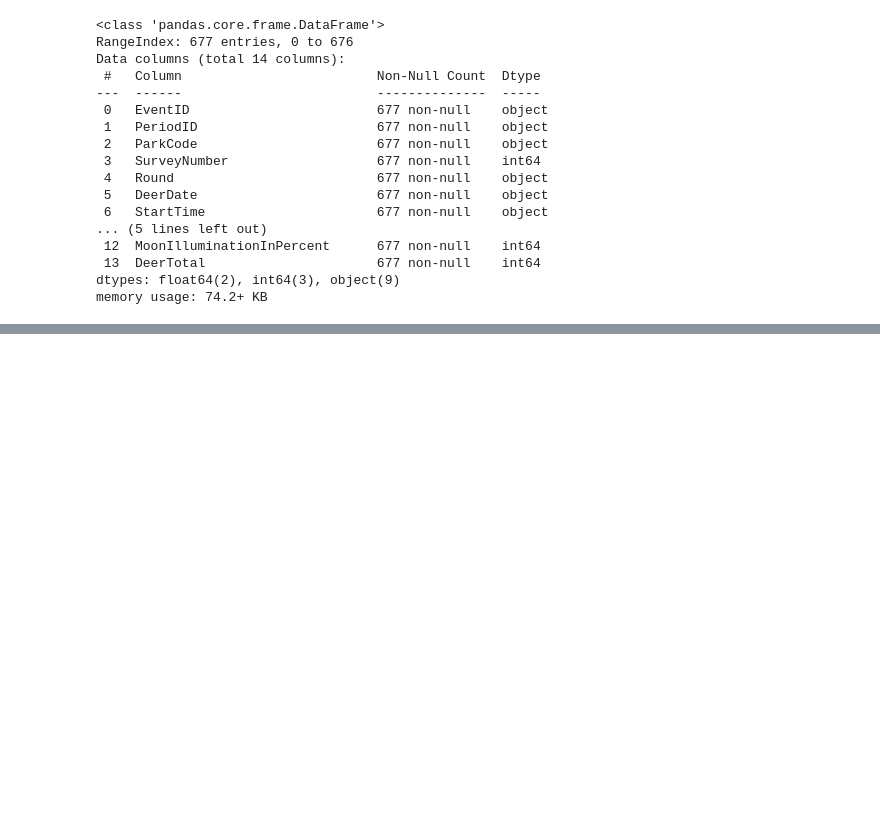
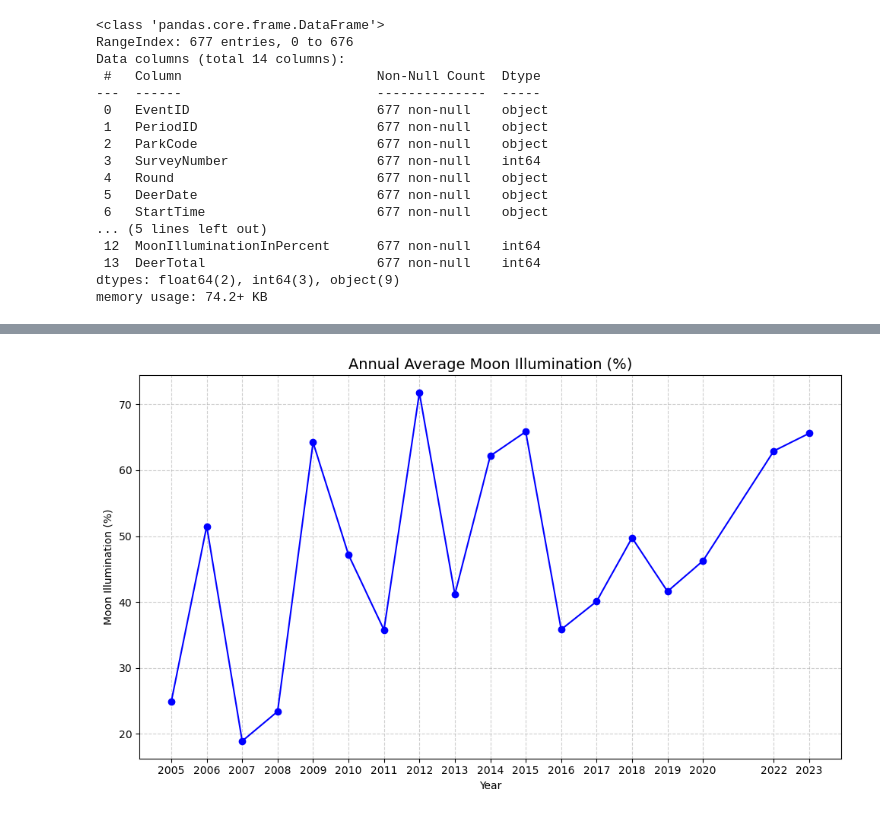
Before and after one commit to DanosAJ4/IA-340-2-Fall25, a Jupyter notebook: MiniProject.ipynb, the cells around one changed output, grey strips where cells are left out. Saved outputs shown, nothing was run; the diff lists cells and outputs as text; code cells hidden in the pictures; blank space fills up the shorter version.

```diff
--- a/MiniProject.ipynb
+++ b/MiniProject.ipynb
@@ -140,0 +186,39 @@ plt.show()
+# %%
+import pandas as pd
+import matplotlib.pyplot as plt
+
+df['DeerDate'] = pd.to_datetime(df['DeerDate'], errors='coerce')
+df['Year'] = df['DeerDate'].dt.year
+df['Month'] = df['DeerDate'].dt.month
+
+# Step 1: Compute monthly averages of MoonIlluminationInPercentage
+monthly_avg = (
+    df.groupby(['Year', 'Month'], as_index=False)['MoonIlluminationInPercent']
+    .mean()
+)
+
+# Step 2: Compute annual averages from monthly averages
+annual_avg = (
+    monthly_avg.groupby('Year', as_index=False)['MoonIlluminationInPercent']
+    .mean()
+)
+
+# Step 3: Plot annual averages
+plt.figure(figsize=(10, 6))
+plt.plot(
+    annual_avg['Year'],
+    annual_avg['MoonIlluminationInPercent'],
+    marker='o',
+    linestyle='-',
+    color='blue'
+)
+
+plt.title('Annual Average Moon Illumination (%)', fontsize=14)
+plt.xlabel('Year')
+plt.ylabel('Moon Illumination (%)')
+plt.grid(True, linestyle='--', alpha=0.6)
+plt.xticks(annual_avg['Year'].astype(int))
+plt.tight_layout()
+plt.show()
+# %% [output]
+[figure, added]
```
Also changed, not shown: parts of 5 cells of this notebook, 1 other file.
